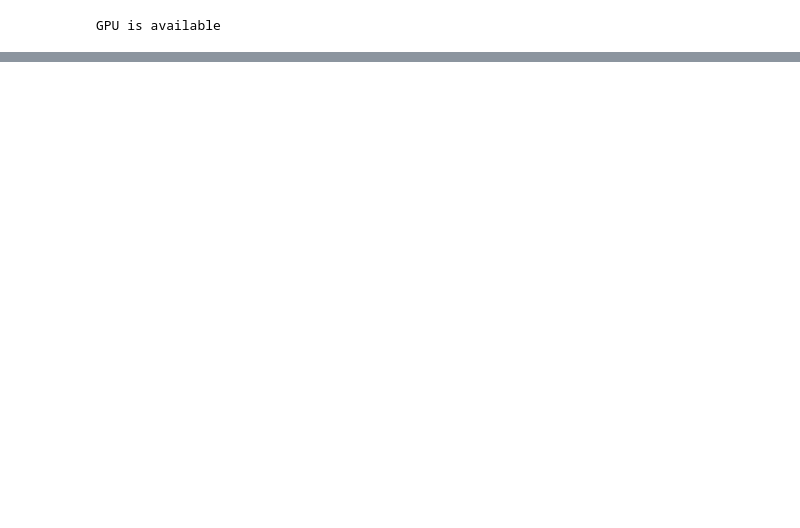
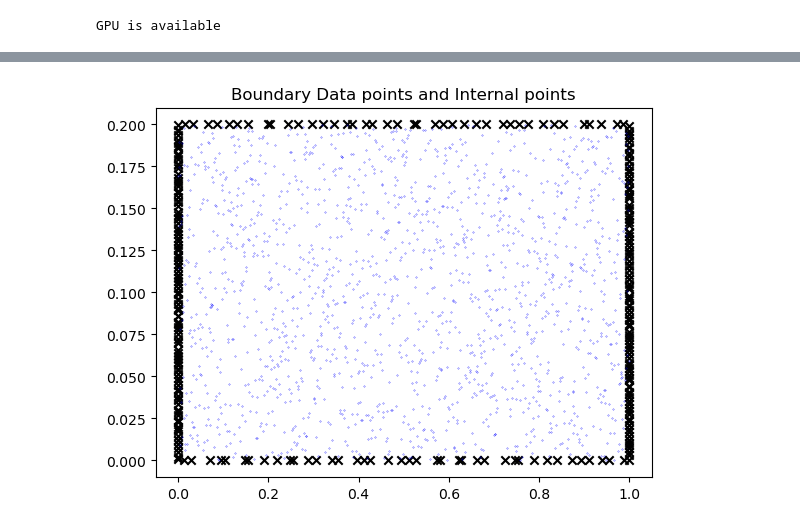
Before and after one commit to 0verflowed-stack/PINN, a Jupyter notebook: HeatEquation/tensorflow/1DNonStationaryHeatEquation.ipynb, the cells around one changed output, grey strips where cells are left out. Saved outputs shown, nothing was run; the diff lists cells and outputs as text; code cells hidden in the pictures; blank space fills up the shorter version.

```diff
--- a/HeatEquation/tensorflow/1DNonStationaryHeatEquation.ipynb
+++ b/HeatEquation/tensorflow/1DNonStationaryHeatEquation.ipynb
@@ -457,0 +155,55 @@ Relative error (FEM and Exact): 6.08%
+# %%
+n_bc_space = 2
+n_bc_time = 2
+n_bc = 4
+
+Nc = N_of_train_points_2D * N_of_train_points_2D
+
+engine = qmc.LatinHypercube(d=1)
+data_space = np.zeros([n_bc_space, N_of_train_points_2D, 3])
+data_time = np.zeros([n_bc_time, N_of_time_steps, 3])
+
+for i, j in zip(range(n_bc), [L_x, R_x, L_t, R_t]):
+    if i < 2:
+        points = qmc.scale(engine.random(n=N_of_time_steps), [L_t], [R_t])[:, 0]
+        data_time[i, :, 0] = j
+        data_time[i, :, 1] = points
+    else:
+        points = qmc.scale(engine.random(n=N_of_train_points_2D), [L_x], [R_x])[:, 0]
+        data_space[i-2, :, 0] = points
+        data_space[i-2, :, 1] = j
+
+# BC Values
+data_time[0, :, 2] = 0.0
+data_time[1, :, 2] = 0.0
+values = np.sin(math.pi*data_space[0, :, 0]) - np.sin(2*math.pi*data_space[0, :, 0]) + np.sin(3*math.pi*data_space[0, :, 0])
+data_space[0, :, 2] = values
+
+data_space = data_space.reshape(N_of_train_points_2D * n_bc_space, 3)
+data_time = data_time.reshape(N_of_time_steps * n_bc_time, 3)
+
+x_bc_time, t_bc_time, u_bc_time = map(lambda x: np.expand_dims(x, axis=1),
+                    [data_time[:, 0], data_time[:, 1], data_time[:, 2]])
+
+x_bc_space, t_bc_space, u_bc_space = map(lambda x: np.expand_dims(x, axis=1),
+                    [data_space[:, 0], data_space[:, 1], data_space[:, 2]])
+
+engine = qmc.LatinHypercube(d=2)
+colloc = engine.random(n=Nc)
+colloc = np.column_stack((L_x + colloc[:,0] * (R_x - L_x), L_t + colloc[:,1] * (R_t - L_t)))
+
+x_in, t_in = map(lambda x: np.expand_dims(x, axis=1),
+               [colloc[:, 0], colloc[:, 1]])
+
+plt.title("Boundary Data points and Internal points")
+plt.scatter(data_time[:, 0], data_time[:, 1], marker="x", c="k", label="BDP")
+plt.scatter(data_space[:, 0], data_space[:, 1], marker="x", c="k", label="BDP")
+plt.scatter(colloc[:, 0], colloc[:, 1], s=.2, marker=".", c="b", label="CP")
+plt.show()
+
+x_in, t_in, x_bc_time, t_bc_time, u_bc_time, x_bc_space, t_bc_space, u_bc_space = map(
+    lambda x: tf.convert_to_tensor(x,dtype=tf.float64),
+    [x_in, t_in, x_bc_time, t_bc_time, u_bc_time, x_bc_space, t_bc_space, u_bc_space]
+)
+# %% [output]
+[figure, added]
```
Also changed, not shown: parts of 42 cells of this notebook, 8 other files.
